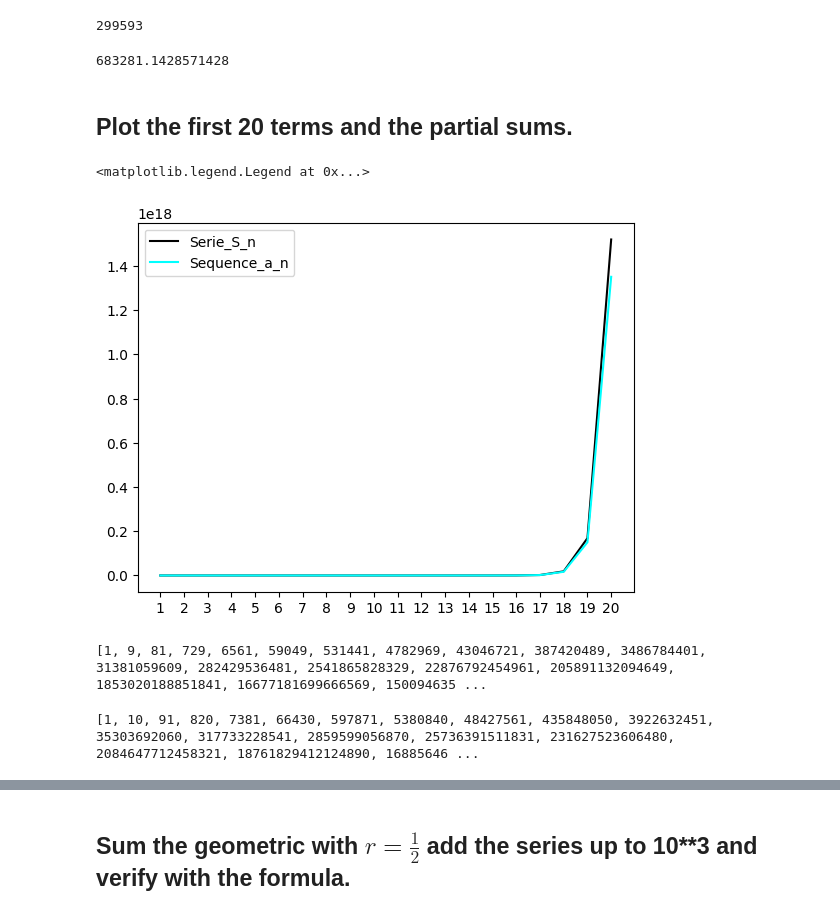
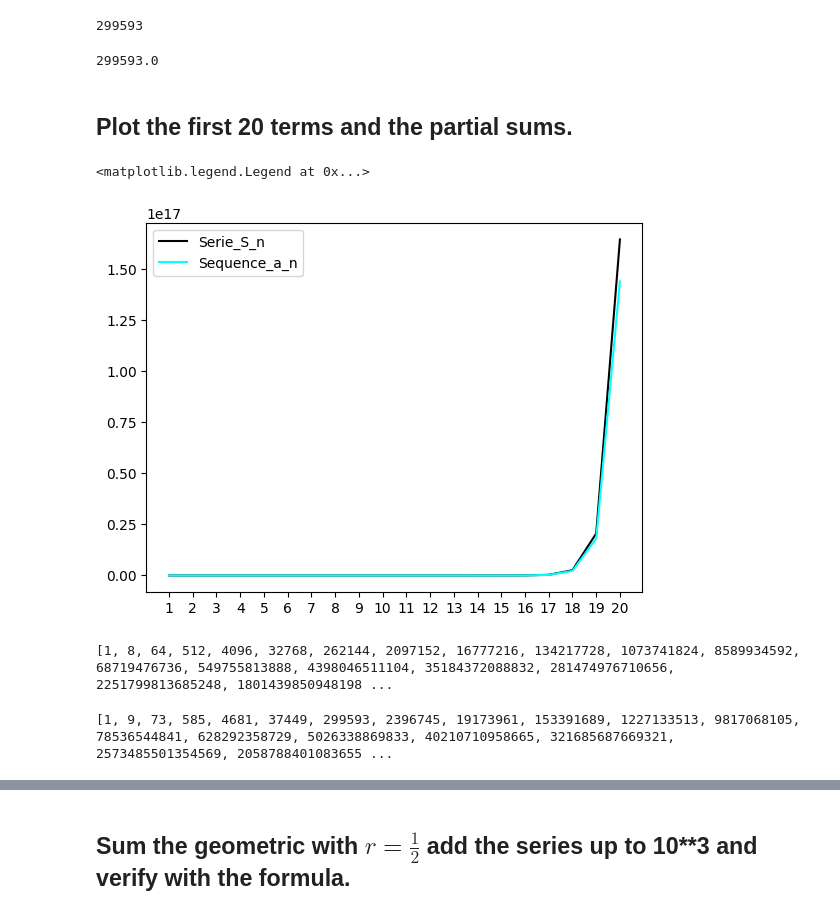
Before and after one commit to GustavoR-ivera/AlgorithmsUN2023II, a Jupyter notebook: lab1/griverabArithmeticSeriesGeometricSeriesPowerSums.ipynb, the cells around one changed output, grey strips where cells are left out. Saved outputs shown, nothing was run; the diff lists cells and outputs as text; code cells hidden in the pictures.

```diff
--- a/lab1/griverabArithmeticSeriesGeometricSeriesPowerSums.ipynb
+++ b/lab1/griverabArithmeticSeriesGeometricSeriesPowerSums.ipynb
@@ -433,43 +433,43 @@ print(S_n)
 # %% [output]
 299593
 # %%
-((9**L - 1) / 7)
+((8**L - 1) / 7)
 # %% [output]
-683281.1428571428
+299593.0
 # %% [markdown]
 ##  Plot the first 20 terms and the partial sums.
 # %%
 import matplotlib.pyplot as plt
 import numpy as np
 
 L = 20
-r = 9
+r = 8
 S_n = 0
 Serie_S_n = []
 Sequence_a_n = []
 for i in range(L):
   a_n = r**i
   S_n = S_n + a_n
   Serie_S_n.append(S_n)
   Sequence_a_n.append(a_n)
 
 plt.plot(np.arange(1, L + 1),Serie_S_n, color='black',label='Serie_S_n')
 plt.plot(np.arange(1, L + 1),Sequence_a_n, color='cyan',label='Sequence_a_n')
 plt.xticks(np.arange(1, L + 1))
 plt.legend()
 # %% [output]
 <matplotlib.legend.Legend at 0x...>
-[figure, old version]
+[figure, new version]
 # %%
 #First 20 terms
 print(Sequence_a_n)
 # %% [output]
-[1, 9, 81, 729, 6561, 59049, 531441, 4782969, 43046721, 387420489, 3486784401, 31381059609, 282429536481, 2541865828329, 22876792454961, 205891132094649, 1853020188851841, 16677181699666569, 150094635 ...
+[1, 8, 64, 512, 4096, 32768, 262144, 2097152, 16777216, 134217728, 1073741824, 8589934592, 68719476736, 549755813888, 4398046511104, 35184372088832, 281474976710656, 2251799813685248, 1801439850948198 ...
 # %%
 #Partial sums first 20 terms
 print(Serie_S_n)
 # %% [output]
-[1, 10, 91, 820, 7381, 66430, 597871, 5380840, 48427561, 435848050, 3922632451, 35303692060, 317733228541, 2859599056870, 25736391511831, 231627523606480, 2084647712458321, 18761829412124890, 16885646 ...
+[1, 9, 73, 585, 4681, 37449, 299593, 2396745, 19173961, 153391689, 1227133513, 9817068105, 78536544841, 628292358729, 5026338869833, 40210710958665, 321685687669321, 2573485501354569, 2058788401083655 ...
 # %% [markdown]
 ## Zenon Arrow
 
```
Also changed, not shown: parts of 13 cells of this notebook.
